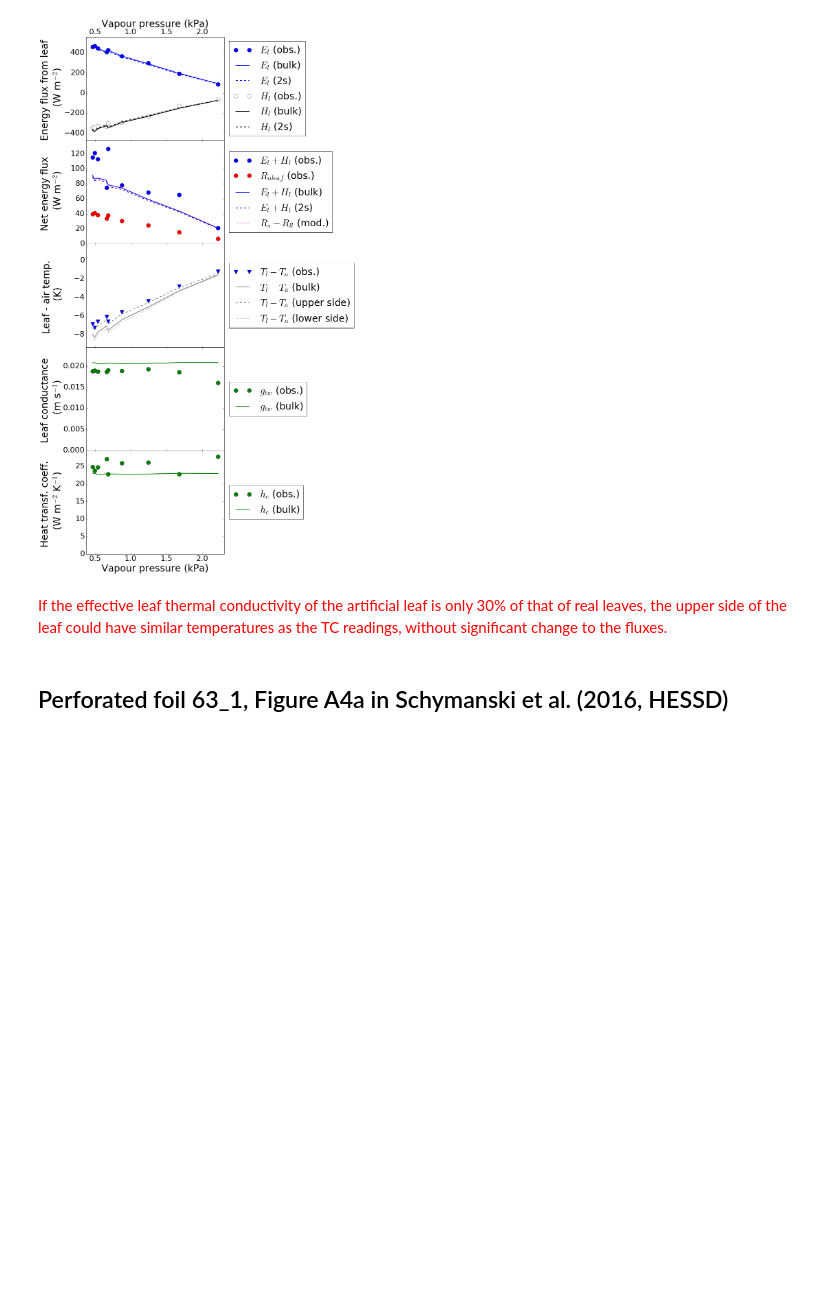
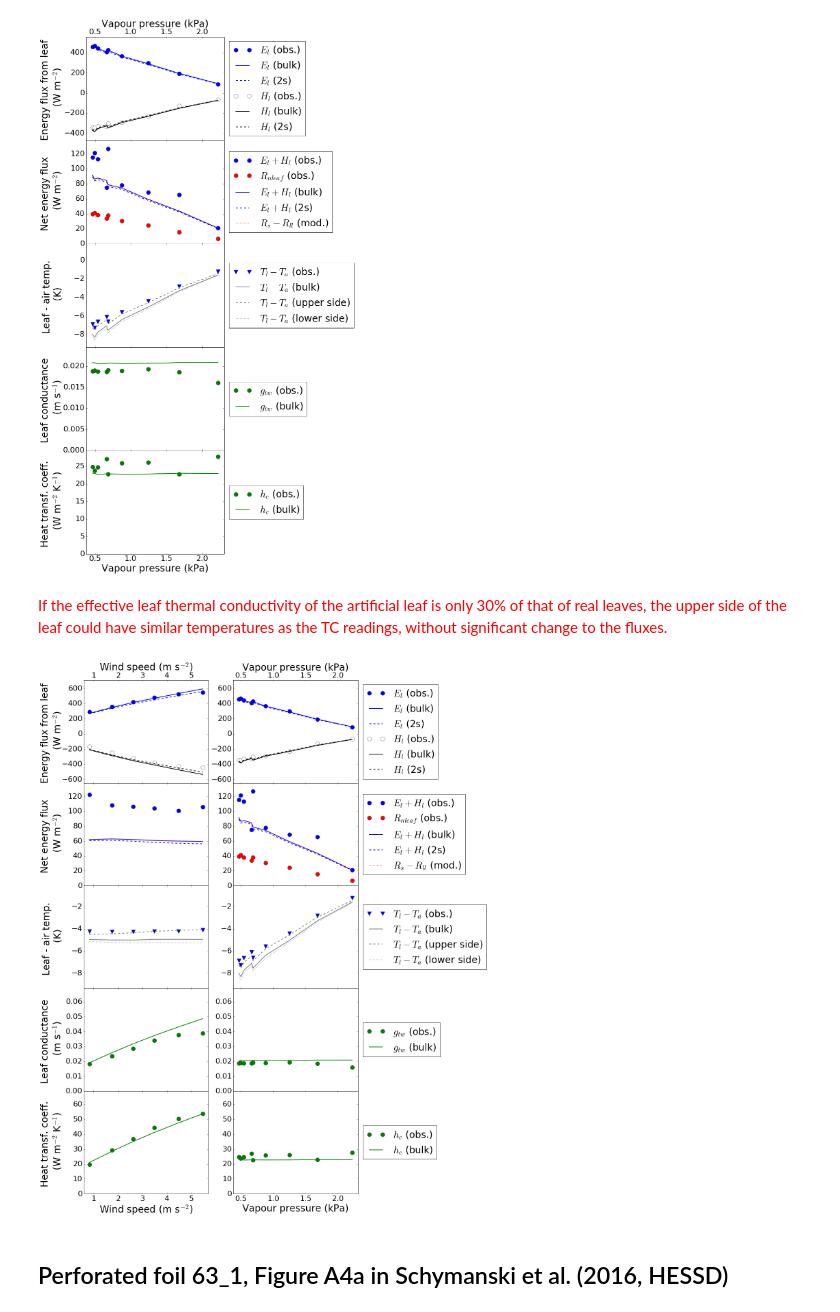
Before and after one commit to schymans/Schymanski_experimental_2016, a Jupyter notebook: leaf_chamber_data.ipynb, the cells around one changed output. Cells and saved outputs as stored; diff of their text form; code cells hidden in the pictures; blank space fills up the shorter version.

```diff
--- a/leaf_chamber_data.ipynb
+++ b/leaf_chamber_data.ipynb
@@ -452,6 +454,9 @@ def fun_SS_PM(vdict1, twosides = False):
 # Data reading, computing and display functions
 # %% [markdown]
 ## Functions to read data
+# %%
+# list_input will store all filenames that are accessed through this worksheet.
+list_input = []
 # %%
 def fun_read_csv(fname1, lc_datetime_format = "%Y-%m-%d %H:%M:%S", lc_timepos = [], split1 = ';'):
     '''
@@ -518,6 +523,7 @@ def fun_read_csv(fname1, lc_datetime_format = "%Y-%m-%d %H:%M:%S", lc_timepos =
         print 'Error in dtype'
         return csvdata
     pretty_print(table(htmldata, header_row=True, align='center'))
+    list_input.append(fname)
     return lc_data
 # %%
 def fun_read_campbell(fname1, nr_datetime_format = "%Y-%m-%d %H:%M:%S.%f", datelen = 21, datelast = '.0'):
@@ -667,6 +675,9 @@ h_c == -H_l/((T_a - T_l)*a_sh)
 kilogram/(kelvin*second^3) == kilogram/(kelvin*second^3)
 # %% [markdown]
 ## Functions to automate computation of derived results and plotting
+# %%
+# list_output will store all filenames of files written by this worksheet
+list_output = []
 # %%
 def fun_results(lc_data, vdict1 = {}, poslist = [], nameRs = '', ndict1 = {}, Pwinoffset = 0, Tdewfac = 1.06, \
                 Tdewoffset = -2.45, twosides=False):
@@ -1393,6 +1773,8 @@ fname = path_figs + 'maxgs_vw_kl1_2s_all.eps'
 fun_plot_TN(results1, varname1 = 'v_w', axeslabel1 = 'Wind speed (m s$^{-1}$)', fsize = 14,  alltemps = False, \
         Emods = [('E_l', '(bulk)', '-'), ('2s_E_l', '(2s)', '--')], Hmods = [('H_l', '(bulk)', '-'), ('2s_H_l', '(2s)', '--')], \
         Tmods = [('T_l', '(bulk)', '-'), ('2s_T_lu', '(upper side)', '--'), ('2s_T_ll', '(lower side)', ':')], dpi1=50, fname=fname)
+# Saving data for plotting together with Fig. 9b
+results_maxgs_vw_kl1_2s_all = results1.copy()
 # %% [output]
 R_s = (0.0, 0.0) joule/(R_s*meter^2*second)
 P_wa = (1200.40416881, 1342.46062459) pascal/P_wa
@@ -1452,6 +1834,14 @@ g_sw = (999.0, 999.0) meter/(g_sw*second)
 [figure]
 # %% [markdown]
 <p><span style="color: #ff0000;">If the effective leaf thermal conductivity of the artificial leaf is only 30% of that of real leaves, the upper side of the leaf could have similar temperatures as the TC readings, without significant change to the fluxes.<br /></span></p>
+# %%
+# Plotting together with results_maxgs_vw_kl1_2s_all'
+fname = path_figs + 'maxgs_vw_Pwa_kl1_2s_all.eps'
+fig1 = fun_plot_TN_cols([results_maxgs_vw_kl1_2s_all, results1], varname1 = ['v_w', 'P_wa'], axeslabel1 = ['Wind speed (m s$^{-2}$)', 'Vapour pressure (kPa)'], xfac = [1,1/1000.], fsize = 14,  alltemps = False, \
+        Emods = [('E_l', '(bulk)', '-'), ('2s_E_l', '(2s)', '--')], Hmods = [('H_l', '(bulk)', '-'), ('2s_H_l', '(2s)', '--')], \
+        Tmods = [('T_l', '(bulk)', '-'), ('2s_T_lu', '(upper side)', '--'), ('2s_T_ll', '(lower side)', ':')],  dpi1=50, fname = fname)
+# %% [output]
+[figure, added]
 # %% [markdown]
 ## Perforated foil 63_1, Figure A4a in Schymanski et al. (2016, HESSD)
 # %%
```
Also changed, not shown: parts of 18 cells of this notebook, 14 other files.
